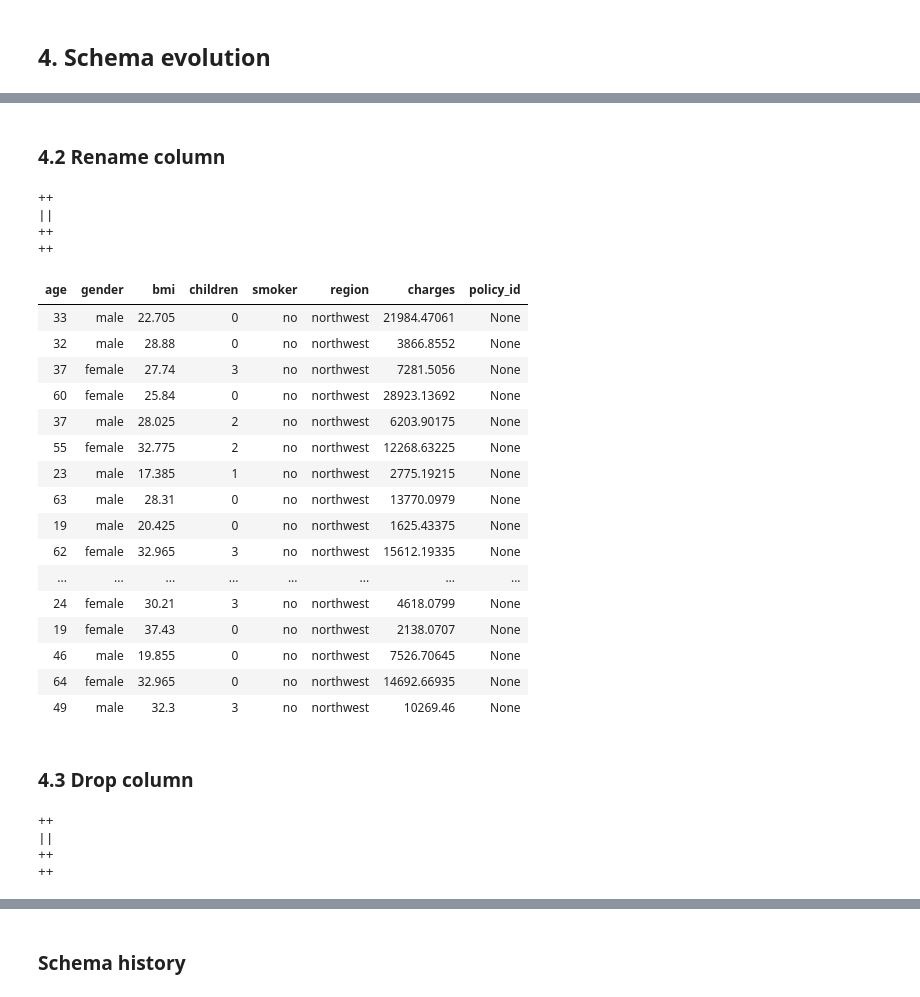
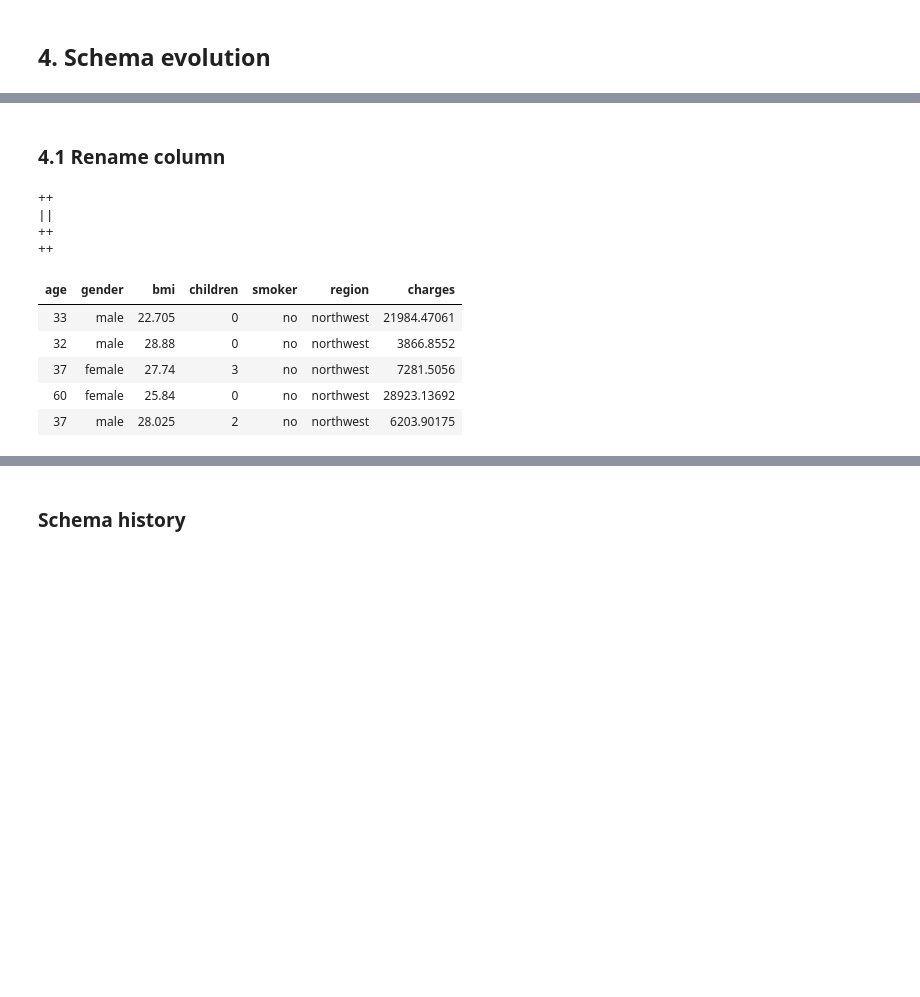
Before and after one commit to dannymirxa/iceberg-exploration, a Jupyter notebook: notebooks/Explore Iceberge.ipynb, the cells around one changed output, grey strips where cells are left out. Saved outputs shown, nothing was run; the diff lists cells and outputs as text; code cells hidden in the pictures; blank space fills up the shorter version.

```diff
--- a/notebooks/Explore Iceberge.ipynb
+++ b/notebooks/Explore Iceberge.ipynb
@@ -166,5 +134,5 @@ SELECT * FROM demo.db.insurance;
 # %% [markdown]
-### 4.2 Rename column
+### 4.1 Rename column
 # %%
 %%sql
 ALTER TABLE demo.db.insurance
@@ -176,33 +144,11 @@ RENAME COLUMN sex TO gender;
 ++
 # %%
 %%sql
-SELECT * FROM demo.db.insurance;
+SELECT * FROM demo.db.insurance LIMIT 5;
 # %% [output]
-| age | gender | bmi | children | smoker | region | charges | policy_id |
-| 33 | male | 22.705 | 0 | no | northwest | 21984.47061 | None |
-| 32 | male | 28.88 | 0 | no | northwest | 3866.8552 | None |
-| 37 | female | 27.74 | 3 | no | northwest | 7281.5056 | None |
-| 60 | female | 25.84 | 0 | no | northwest | 28923.13692 | None |
-| 37 | male | 28.025 | 2 | no | northwest | 6203.90175 | None |
-| 55 | female | 32.775 | 2 | no | northwest | 12268.63225 | None |
-| 23 | male | 17.385 | 1 | no | northwest | 2775.19215 | None |
-| 63 | male | 28.31 | 0 | no | northwest | 13770.0979 | None |
-| 19 | male | 20.425 | 0 | no | northwest | 1625.43375 | None |
-| 62 | female | 32.965 | 3 | no | northwest | 15612.19335 | None |
-| ... | ... | ... | ... | ... | ... | ... | ... |
-| 24 | female | 30.21 | 3 | no | northwest | 4618.0799 | None |
-| 19 | female | 37.43 | 0 | no | northwest | 2138.0707 | None |
-| 46 | male | 19.855 | 0 | no | northwest | 7526.70645 | None |
-| 64 | female | 32.965 | 0 | no | northwest | 14692.66935 | None |
-| 49 | male | 32.3 | 3 | no | northwest | 10269.46 | None |
+| age | gender | bmi | children | smoker | region | charges |
+| 33 | male | 22.705 | 0 | no | northwest | 21984.47061 |
+| 32 | male | 28.88 | 0 | no | northwest | 3866.8552 |
+| 37 | female | 27.74 | 3 | no | northwest | 7281.5056 |
+| 60 | female | 25.84 | 0 | no | northwest | 28923.13692 |
+| 37 | male | 28.025 | 2 | no | northwest | 6203.90175 |
-# %% [markdown]
-### 4.3 Drop column
-# %%
-%%sql
-ALTER TABLE demo.db.insurance
-DROP COLUMN policy_id;
-# %% [output]
-++
-||
-++
-++
```
Also changed, not shown: parts of 14 cells of this notebook.
